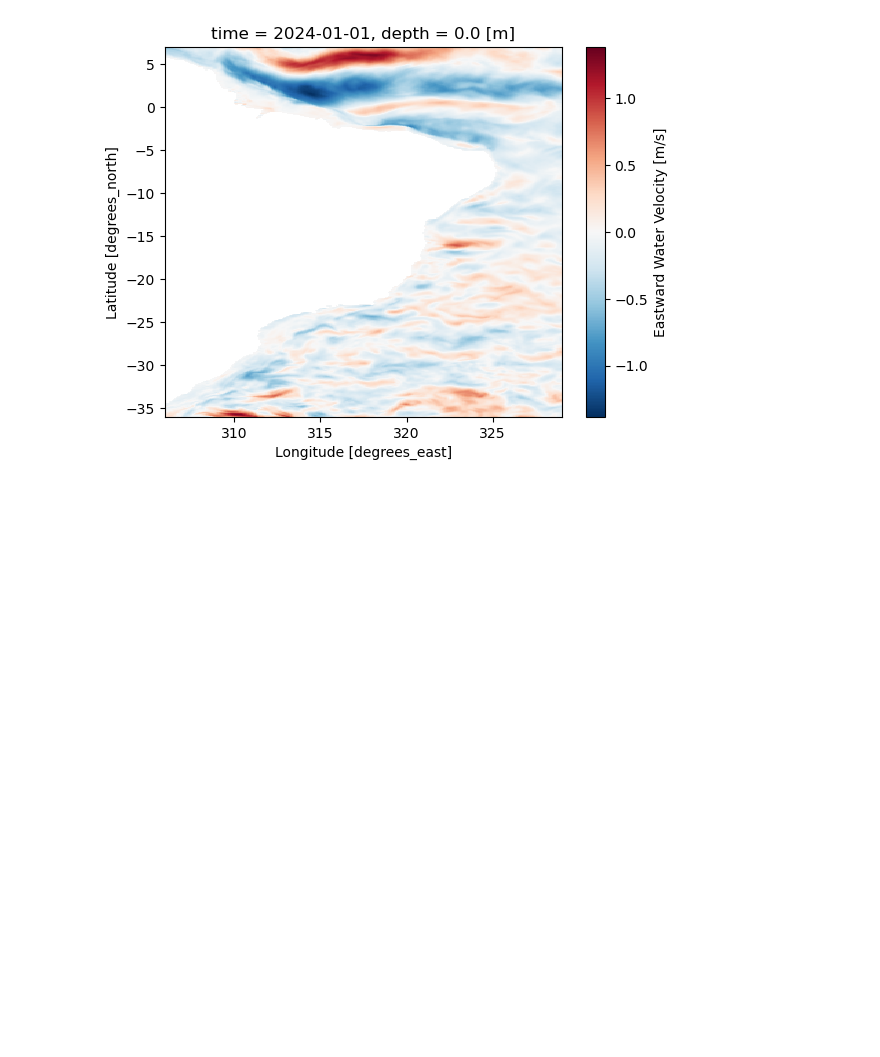
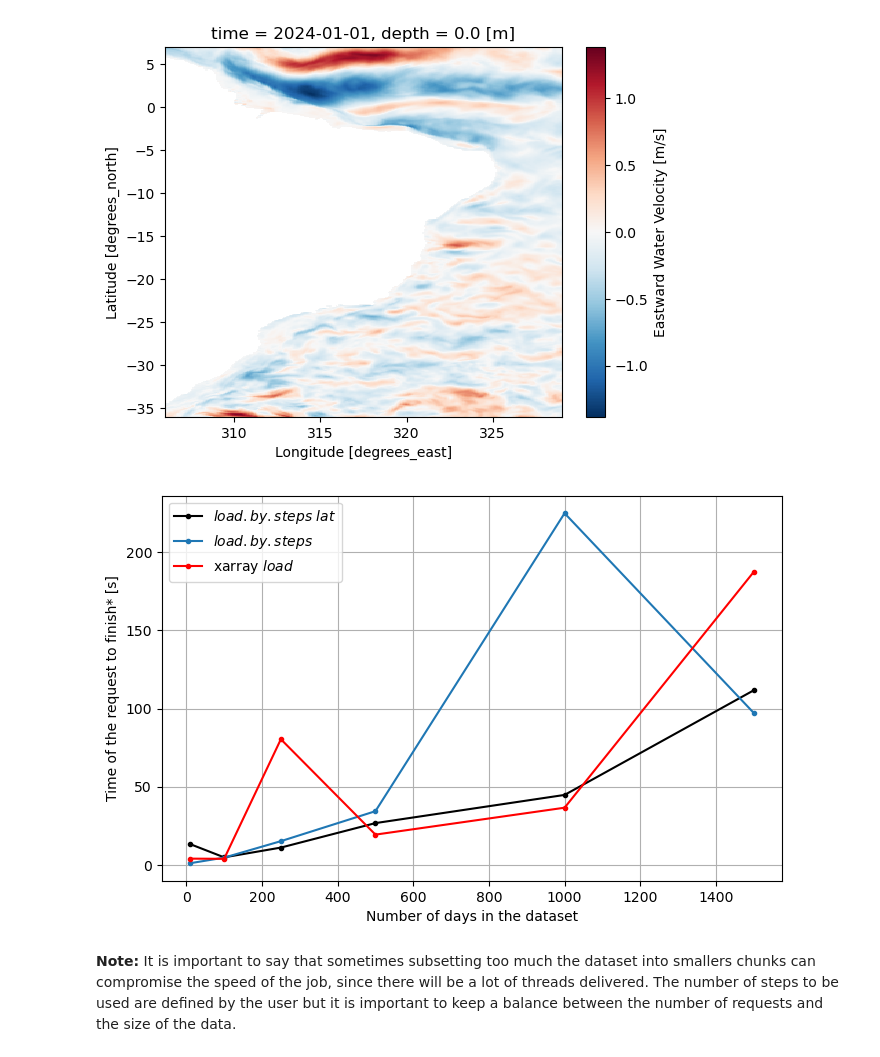
Before and after one commit to oceanhackweek/ohw24_proj_xarray_load_by_step_us, a Jupyter notebook: load_by_step/hycom_access_example.ipynb, the cells around one changed output. Cells and saved outputs as stored; diff of their text form; code cells hidden in the pictures; blank space fills up the shorter version.

```diff
--- a/load_by_step/hycom_access_example.ipynb
+++ b/load_by_step/hycom_access_example.ipynb
@@ -139,9 +138,24 @@ for i in range(len(number_of_days)):
     ds_lbs = da.sel(depth=0).isel(time=np.arange(0,number_of_days[i]))
 
     st_time_lbs_ll = time.time()
-    ds2_lbs = ds_lbs.lbs.load_by_step(lat=latsteps,lon=lonsteps)
+    ds2_lbs = ds_lbs.lbs.load_by_step(lat=latsteps)
     ex_time_lbs_ll = time.time()
 
     req_time_lbs_ll.append(ex_time_lbs_ll-st_time_lbs_ll)
 
     del ds_lbs,ds2_lbs
+# %%
+f = plt.figure(figsize=(8,5))
+ax = f.add_subplot(1,1,1)
+ax.plot(number_of_days,req_time_lbs_ll,color='k',marker='.',label="$load.by.steps$ $lat$")
+ax.plot(number_of_days,req_time_lbs,marker='.',label="$load.by.steps$")
+ax.plot(number_of_days,req_time_load,marker='.',color='r',label='xarray $load$')
+ax.set_xlabel("Number of days in the dataset")
+ax.set_ylabel("Time of the request to finish* [s]")
+ax.grid()
+ax.legend(loc='upper left')
+f.savefig('intercomparison_wlat.png',facecolor='w',bbox_inches='tight')
+# %% [output]
+[figure, added]
+# %% [markdown]
+**Note:** It is important to say that sometimes subsetting too much the dataset into smallers chunks can compromise the speed of the job, since there will be a lot of threads delivered. The number of steps to be used are defined by the user but it is important to keep a balance between the number of requests and the size of the data.
```
Also changed, not shown: parts of 1 cell of this notebook.
